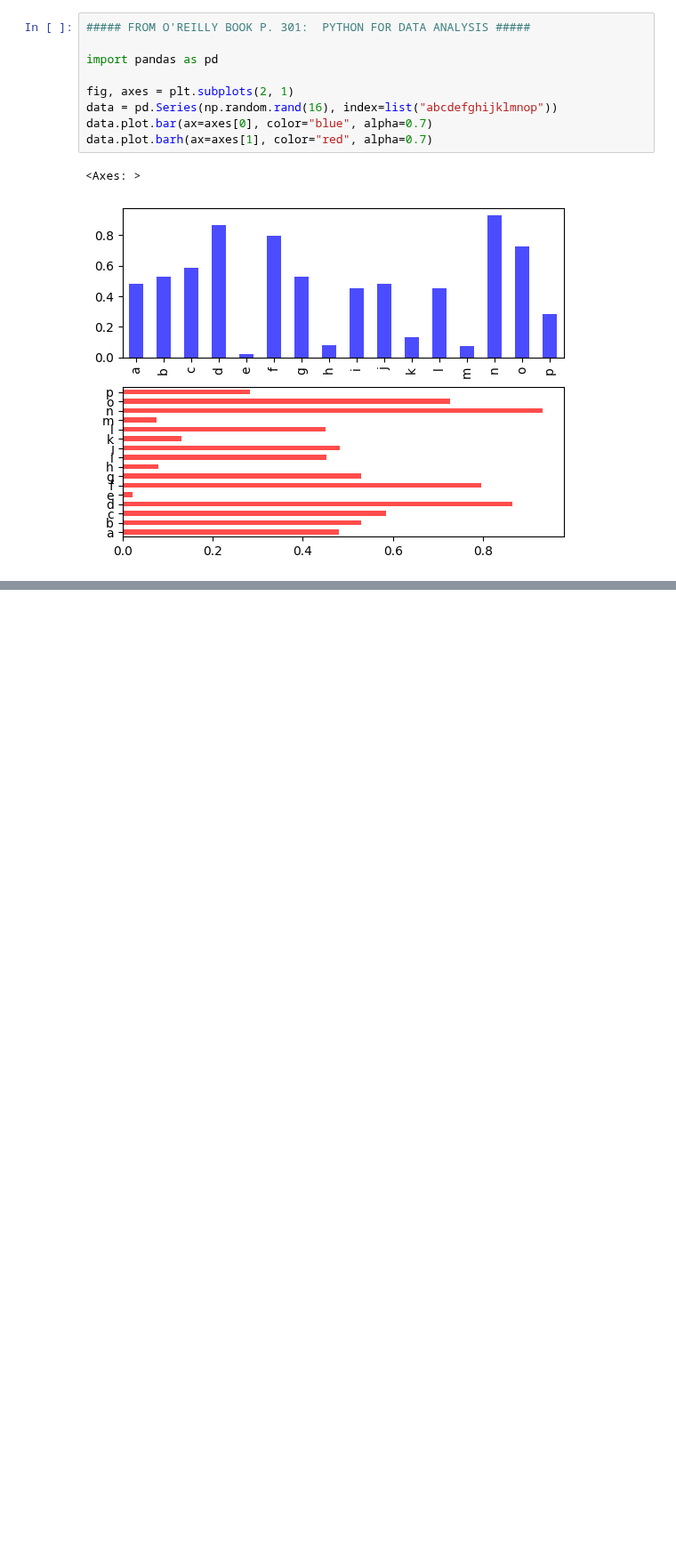
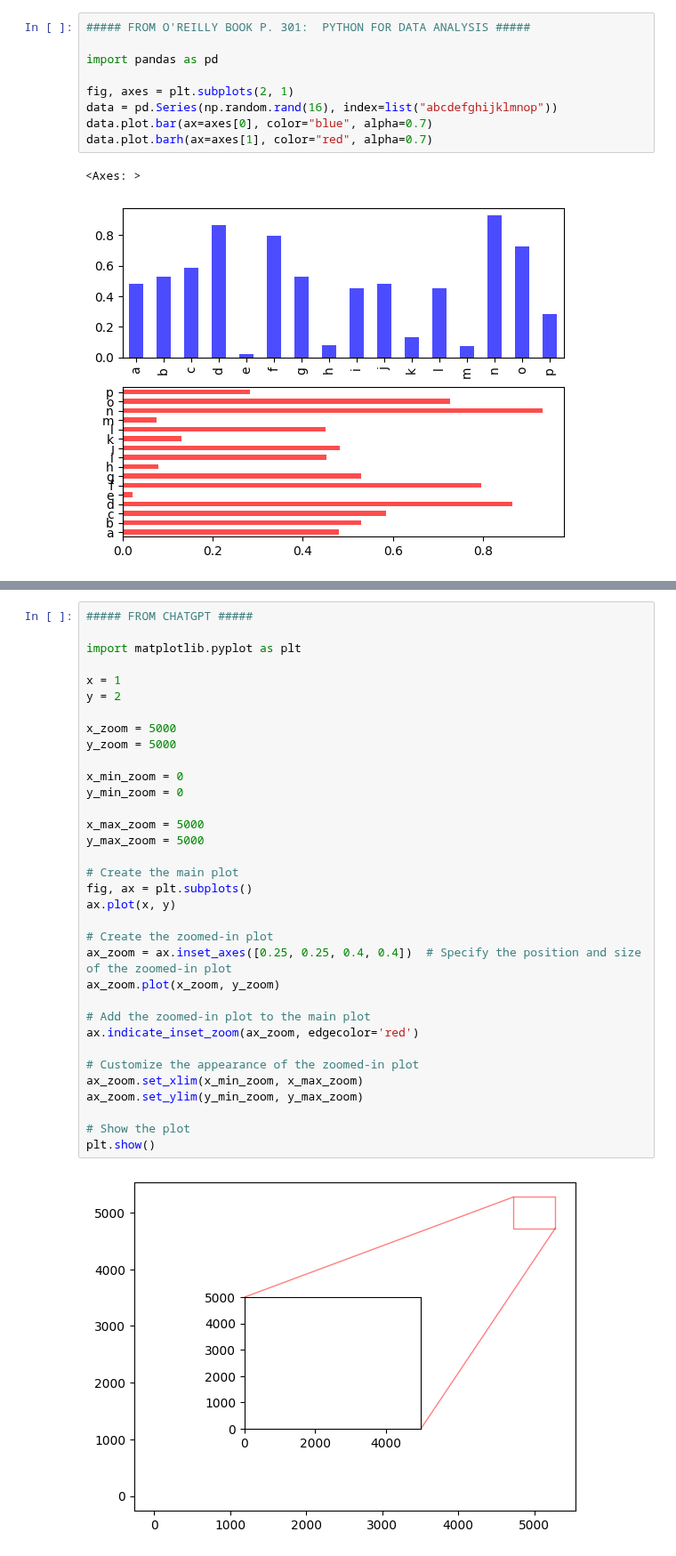
Before and after one commit to Ghenghis/JUPYTER_NOTEBOOKS, a Jupyter notebook: X_TEST_Z.ipynb, the cells around one changed output, grey strips where cells are left out. Shown at 89% size. Drawn from its saved outputs; the diff is of its cells as text; blank space fills up the shorter version.

```diff
--- a/X_TEST_Z.ipynb
+++ b/X_TEST_Z.ipynb
@@ -111,3 +113,39 @@ six    0.103244  0.676436  0.095630  0.486779
 <Axes: >
 [figure]
 [figure]
+# %%
+##### FROM CHATGPT #####
+
+import matplotlib.pyplot as plt
+
+x = 1
+y = 2
+
+x_zoom = 5000
+y_zoom = 5000
+
+x_min_zoom = 0
+y_min_zoom = 0
+
+x_max_zoom = 5000
+y_max_zoom = 5000
+
+# Create the main plot
+fig, ax = plt.subplots()
+ax.plot(x, y)
+
+# Create the zoomed-in plot
+ax_zoom = ax.inset_axes([0.25, 0.25, 0.4, 0.4])  # Specify the position and size of the zoomed-in plot
+ax_zoom.plot(x_zoom, y_zoom)
+
+# Add the zoomed-in plot to the main plot
+ax.indicate_inset_zoom(ax_zoom, edgecolor='red')
+
+# Customize the appearance of the zoomed-in plot
+ax_zoom.set_xlim(x_min_zoom, x_max_zoom)
+ax_zoom.set_ylim(y_min_zoom, y_max_zoom)
+
+# Show the plot
+plt.show()
+# %% [output]
+[figure, added]
```
Also changed, not shown: parts of 1 cell of this notebook.
